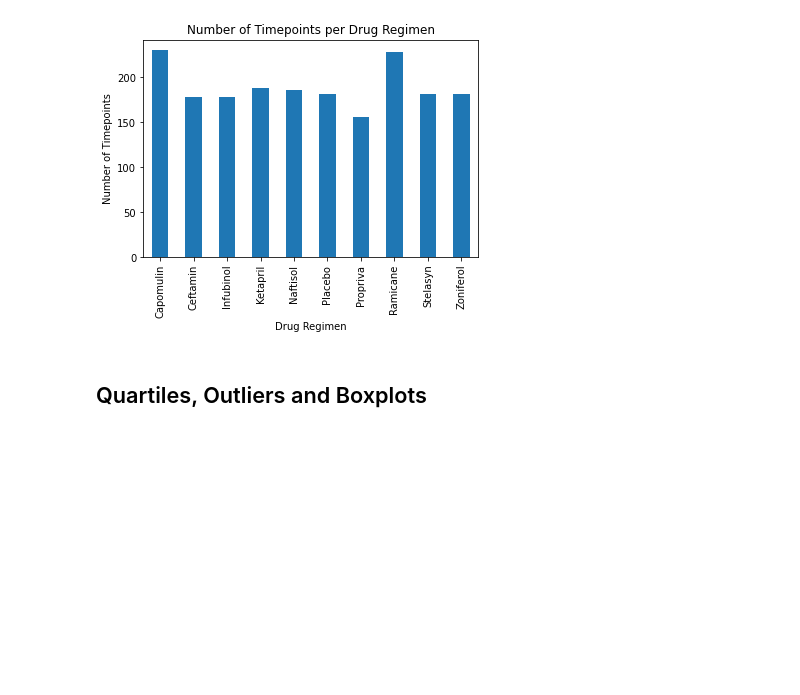
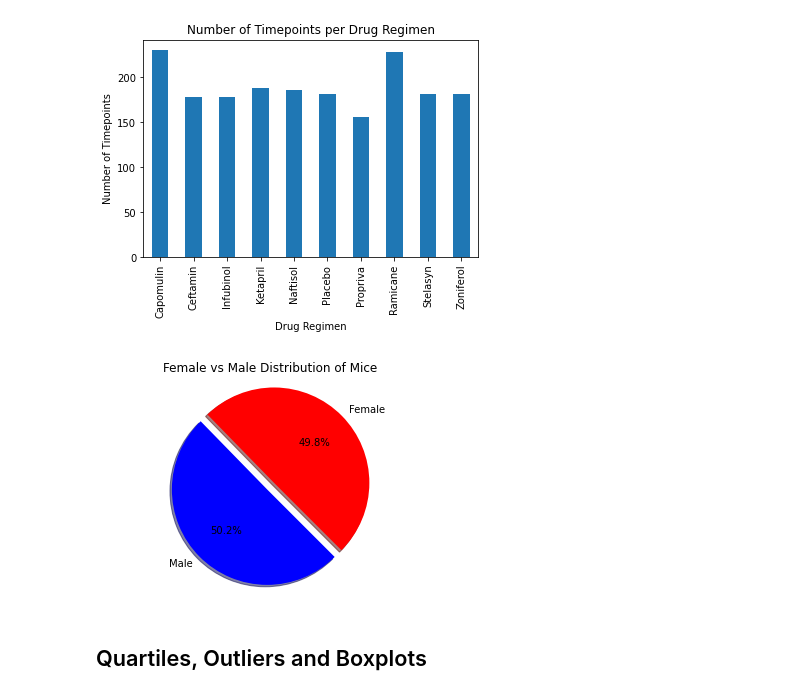
Before and after one commit to josephmarch/Pymaceuticals, a Jupyter notebook: pymaceuticals_starter.ipynb, the cells around one changed output. Saved outputs shown, nothing was run; the diff lists cells and outputs as text; code cells hidden in the pictures; blank space fills up the shorter version.

Commit message:
First Pie Graph Completed.

```diff
--- a/pymaceuticals_starter.ipynb
+++ b/pymaceuticals_starter.ipynb
@@ -151,3 +149,14 @@ plt.show()
+# %%
+# Generate a pie plot showing the distribution of female versus male mice using Pandas
+mouse_sex = clean_data.groupby("Sex").agg({"Mouse ID": "nunique"})
+plt.figure()
+plt.pie(mouse_sex["Mouse ID"], explode=(0, 0.1), labels=mouse_sex.index, colors=["red", "blue"],
+        autopct="%1.1f%%", shadow=True, startangle=315)
+plt.axis("equal")
+plt.title("Female vs Male Distribution of Mice")
+plt.show()
+# %% [output]
+[figure, added]
 # %%
 # Generate a pie plot showing the distribution of female versus male mice using pyplot
 # %% [markdown]
```
Also changed, not shown: parts of 1 cell of this notebook.
